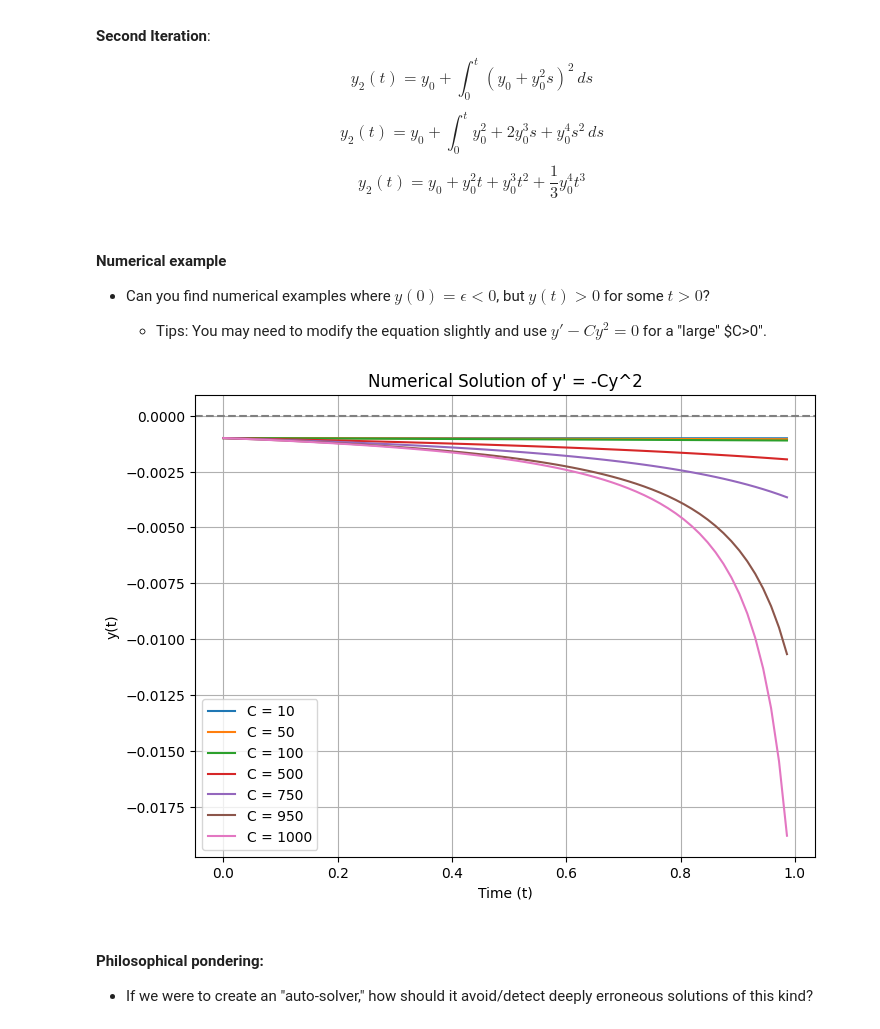
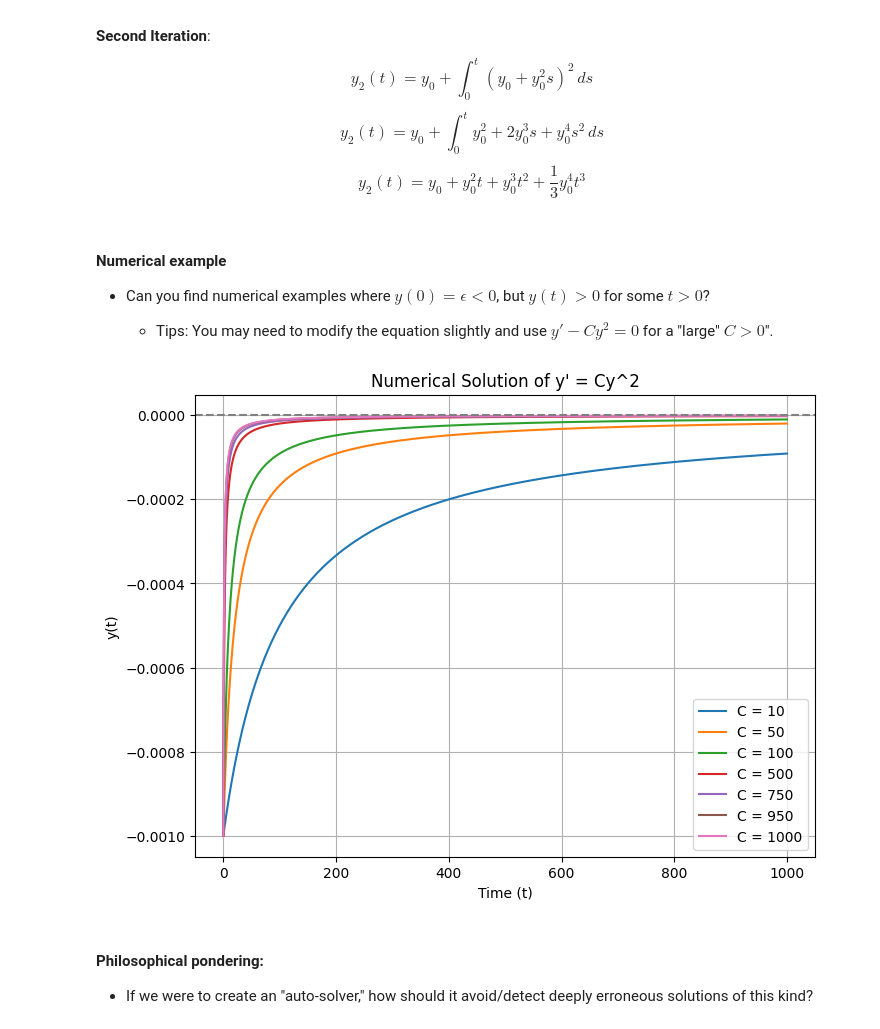
Before and after one commit to Fluntin/Numerical-Methods-ODE, a Jupyter notebook: ODE_Projekt_VillimPrpic.ipynb, the cells around one changed output. Drawn from its saved outputs; the diff is of its cells as text; code cells hidden in the pictures.

```diff
--- a/ODE_Projekt_VillimPrpic.ipynb
+++ b/ODE_Projekt_VillimPrpic.ipynb
@@ -479,7 +479,7 @@ $$ y_2(t) = y_0 + y_0^2 t + y_0^3 t^2 + \frac{1}{3} y_0^4 t^3 $$
 
 - Can you find numerical examples where $y(0)=\epsilon<0$, but $y(t)>0$ for some $t>0$?
 
-    - Tips: You may need to modify the equation slightly and use $y' - Cy^2 =0$ for a "large" $C>0".
+    - Tips: You may need to modify the equation slightly and use $y' - Cy^2 =0$ for a "large" $C>0$".
 # %%
 #I think this is a cute solution, although I'm not sure if we are allowed to do it like this...
 
@@ -487,7 +487,7 @@ def solve_diff_eq(C, epsilon, t_max, h):
 
     # Define my differential equation
     def f(t, y):
-        return -C * y**2
+        return C * y**2
 
     # Initialize arrays for t and y values
     t_values = np.arange(0, t_max, h)
@@ -503,30 +503,30 @@ def solve_diff_eq(C, epsilon, t_max, h):
 # %%
 # Initial conditions
 t_start = 0
-t_stop = 1
+t_stop = 1000
 h = (t_stop-t_start) / N
 
 # Define the epsilon value and C values
 epsilon = -1e-3
 C_values = [10, 50, 100, 500, 750, 950, 1000]  # Large positive C values we want to try
 
 # Plot the solutions
 plt.figure(figsize=(8, 6))
 
 # Solve and plot for each C value
 for C in C_values:
     t_values, y_values = solve_diff_eq(C, epsilon, t_stop, h)
     plt.plot(t_values, y_values, label=f'C = {C}')
 
 plt.axhline(0, color='gray', linestyle='--')
 plt.xlabel('Time (t)')
 plt.ylabel('y(t)')
-plt.title("Numerical Solution of y' = -Cy^2")
+plt.title("Numerical Solution of y' = Cy^2")
 plt.legend()
 plt.grid(True)
 plt.show()
 # %% [output]
-[figure, old version]
+[figure, new version]
 # %% [markdown]
 #### Philosophical pondering:
 - If we were to create an "auto-solver," how should it avoid/detect deeply erroneous solutions of this kind?
```
Also changed, not shown: parts of 35 cells of this notebook.
